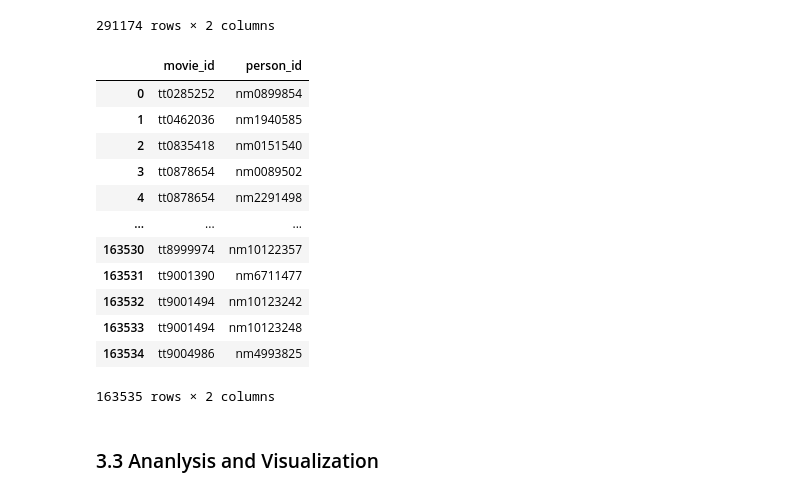
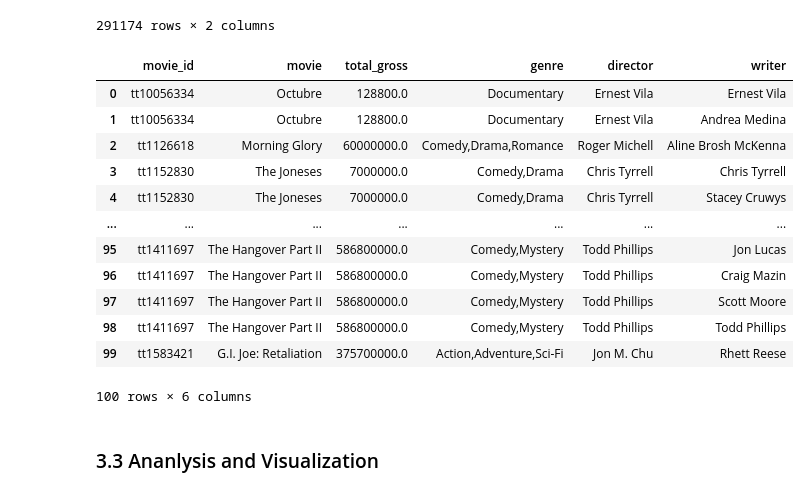
Before and after one commit to phelanthropus/Microsoft-Analysis, a Jupyter notebook: Microsoft Analysis.ipynb, the cells around one changed output. Saved outputs shown, nothing was run; the diff lists cells and outputs as text; code cells hidden in the pictures.

```diff
--- a/Microsoft Analysis.ipynb
+++ b/Microsoft Analysis.ipynb
@@ -767,38 +738,41 @@ pd.read_sql(qr, conn)
 291174 rows × 2 columns
 # %%
 qr = """
-    SELECT b.title as movie, b.total_gross, mb.genres as genre, p.primary_name as director
+    SELECT mb.movie_id, b.title as movie, b.total_gross, mb.genres as genre, p.primary_name as director, pw.primary_name as writer
     FROM movie_basics mb
     INNER JOIN bom b
         ON b.title = mb.primary_title OR b.title = mb.original_title
     INNER JOIN (
         SELECT DISTINCT movie_id, person_id FROM directors
     ) d
         ON d.movie_id = mb.movie_id
     INNER JOIN persons p
         ON d.person_id = p.person_id
-    WHERE total_gross > 0;
+    INNER JOIN (
+        SELECT DISTINCT person_id, movie_id FROM writers
+    ) w
+        ON w.movie_id = mb.movie_id
+    INNER JOIN persons pw
+        ON pw.person_id = w.person_id
+    WHERE total_gross > 0
+    LIMIT 100;
 """
 
 pd.read_sql(qr, conn)
+# %% [output]
+|  | movie_id | movie | total_gross | genre | director | writer |
+| 0 | tt10056334 | Octubre | 128800.0 | Documentary | Ernest Vila | Ernest Vila |
+| 1 | tt10056334 | Octubre | 128800.0 | Documentary | Ernest Vila | Andrea Medina |
+| 2 | tt1126618 | Morning Glory | 60000000.0 | Comedy,Drama,Romance | Roger Michell | Aline Brosh McKenna |
+| 3 | tt1152830 | The Joneses | 7000000.0 | Comedy,Drama | Chris Tyrrell | Chris Tyrrell |
+| 4 | tt1152830 | The Joneses | 7000000.0 | Comedy,Drama | Chris Tyrrell | Stacey Cruwys |
+| ... | ... | ... | ... | ... | ... | ... |
+| 95 | tt1411697 | The Hangover Part II | 586800000.0 | Comedy,Mystery | Todd Phillips | Jon Lucas |
+| 96 | tt1411697 | The Hangover Part II | 586800000.0 | Comedy,Mystery | Todd Phillips | Craig Mazin |
+| 97 | tt1411697 | The Hangover Part II | 586800000.0 | Comedy,Mystery | Todd Phillips | Scott Moore |
+| 98 | tt1411697 | The Hangover Part II | 586800000.0 | Comedy,Mystery | Todd Phillips | Todd Phillips |
+| 99 | tt1583421 | G.I. Joe: Retaliation | 375700000.0 | Action,Adventure,Sci-Fi | Jon M. Chu | Rhett Reese |
+100 rows × 6 columns
-# %%
-q = "SELECT DISTINCT movie_id, person_id FROM directors;"
-
-pd.read_sql(q, conn)
-# %% [output]
-|  | movie_id | person_id |
-| 0 | tt0285252 | nm0899854 |
-| 1 | tt0462036 | nm1940585 |
-| 2 | tt0835418 | nm0151540 |
-| 3 | tt0878654 | nm0089502 |
-| 4 | tt0878654 | nm2291498 |
-| ... | ... | ... |
-| 163530 | tt8999974 | nm10122357 |
-| 163531 | tt9001390 | nm6711477 |
-| 163532 | tt9001494 | nm10123242 |
-| 163533 | tt9001494 | nm10123248 |
-| 163534 | tt9004986 | nm4993825 |
-163535 rows × 2 columns
 # %% [markdown]
 ### 3.3 Ananlysis and Visualization
 # %% [markdown]
```
Also changed, not shown: parts of 13 cells of this notebook.
